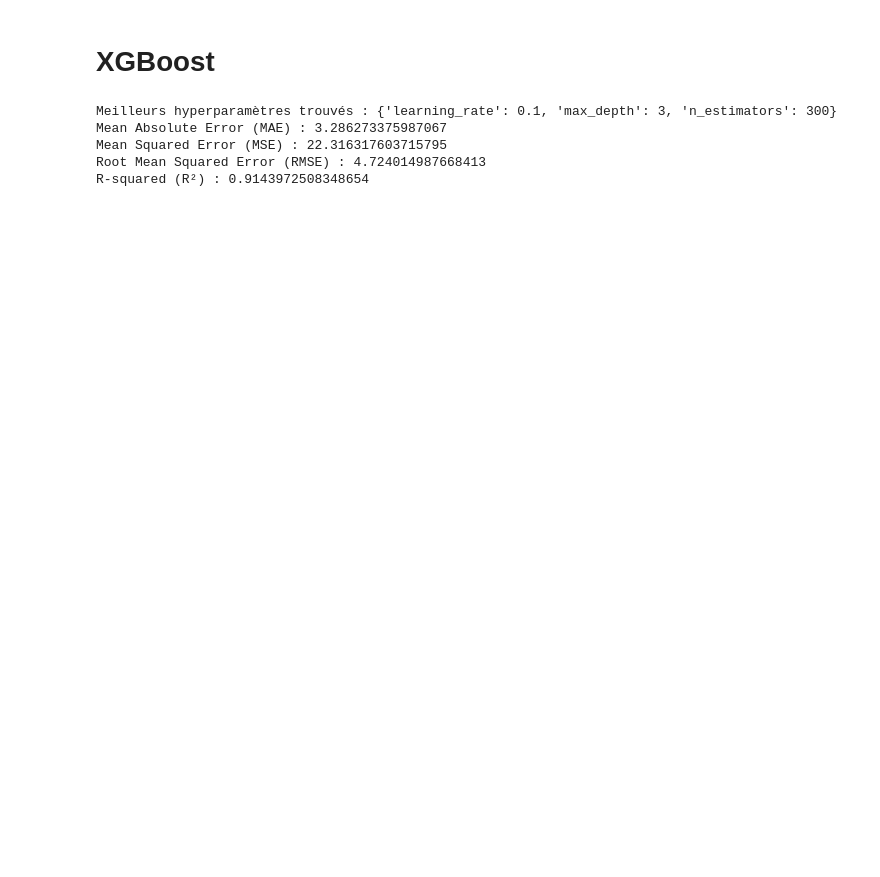
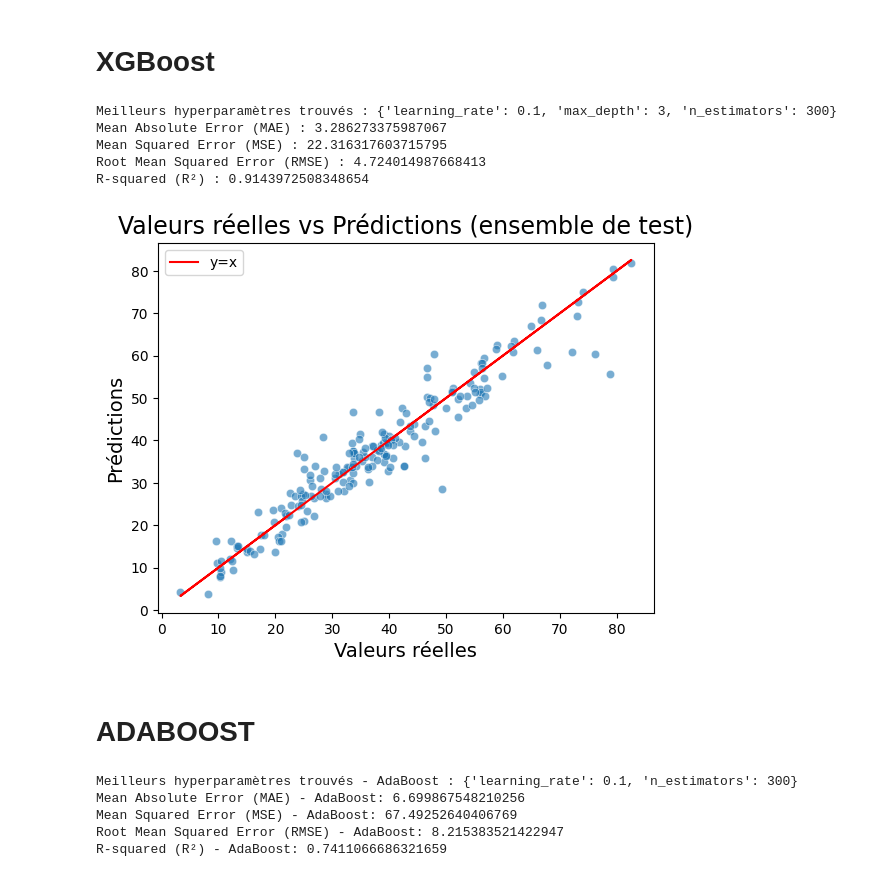
Before and after one commit to younesA99/svm, a Jupyter notebook: SVM.ipynb, the cells around one changed output. Drawn from its saved outputs; the diff is of its cells as text; code cells hidden in the pictures; blank space fills up the shorter version.

```diff
--- a/SVM.ipynb
+++ b/SVM.ipynb
@@ -246,7 +248,7 @@ param_C     0.1       1.0    10.0   100.0
 # %%
-grid = GridSearchCV(estimator=SVR(),param_grid= param_grid, refit = True, verbose=2, cv=5 )
+#grid = GridSearchCV(estimator=SVR(),param_grid= param_grid, refit = True, verbose=2, cv=5 )
 # May take a while!
-grid.fit(X_train,Y_train)
+#grid.fit(X_train,Y_train)
 # %%
 # Exécution de la recherche par grille sur les données d'entraînement
 grid_search.fit(X_train_transformed, Y_train)
@@ -302,7 +307,7 @@ print(results[['params', 'mean_test_score']])
 # %% [markdown]
 # **XGBoost**
 # %%
-
+from sklearn.metrics import mean_absolute_error, mean_squared_error, r2_score
 import xgboost as xgb
 
 
@@ -328,13 +333,13 @@ print("Meilleurs hyperparamètres trouvés :", best_params)
 # Utilisation du modèle avec les meilleurs hyperparamètres
 best_xgb = xgb.XGBRegressor(**best_params)
 best_xgb.fit(X_train_transformed, Y_train)
-predictions = best_xgb.predict(X_test_transoformed)
+predictions_xgb = best_xgb.predict(X_test_transoformed)
 
 # Évaluation du modèle
-mae = mean_absolute_error(Y_test, predictions)
-mse = mean_squared_error(Y_test, predictions)
+mae = mean_absolute_error(Y_test, predictions_xgb)
+mse = mean_squared_error(Y_test, predictions_xgb)
 rmse = np.sqrt(mse)
-r2 = r2_score(Y_test, predictions)
+r2 = r2_score(Y_test, predictions_xgb)
 
 print("Mean Absolute Error (MAE) :", mae)
 print("Mean Squared Error (MSE) :", mse)
@@ -346,3 +351,62 @@ Mean Absolute Error (MAE) : 3.286273375987067
 Mean Squared Error (MSE) : 22.316317603715795
 Root Mean Squared Error (RMSE) : 4.724014987668413
 R-squared (R²) : 0.9143972508348654
+# %%
+import pandas as pd
+import matplotlib.pyplot as plt
+import seaborn as sns
+# Création du nuage de points
+
+sns.scatterplot( x=Y_test, y=predictions_xgb, alpha=0.6)
+
+# Tracé de la droite y = x pour comparer
+plt.plot(predictions_df['Y_test'], predictions_df['Y_test'], color='red', label='y=x')
+
+plt.xlabel('Valeurs réelles', fontsize=14)
+plt.ylabel('Prédictions', fontsize=14)
+plt.title('Valeurs réelles vs Prédictions (ensemble de test)', fontsize=17)
+plt.legend()
+plt.show()
+# %% [output]
+[figure, added]
+# %% [markdown]
+# **ADABOOST**
+# %%
+# Création du modèle AdaBoostRegressor
+ada_boost_regressor = AdaBoostRegressor()
+
+# Paramètres à régler
+param_grid = {
+    'n_estimators': [100, 200, 300],
+    'learning_rate': [0.1, 0.01, 0.001]
+}
+
+# Recherche par grille pour trouver les meilleurs hyperparamètres
+grid_search_ada = GridSearchCV(ada_boost_regressor, param_grid, cv=5)
+grid_search_ada.fit(X_train_transformed, Y_train)
+
+# Meilleurs hyperparamètres trouvés
+best_params_ada = grid_search_ada.best_params_
+print("Meilleurs hyperparamètres trouvés - AdaBoost :", best_params_ada)
+
+# Utilisation du modèle avec les meilleurs hyperparamètres
+best_ada_boost = AdaBoostRegressor(**best_params_ada)
+best_ada_boost.fit(X_train_transformed, Y_train)
+predictions_ada_boost = best_ada_boost.predict(X_test_transoformed)
+
+# Évaluation du modèle AdaBoost
+mae_ada = mean_absolute_error(Y_test, predictions_ada_boost)
+mse_ada = mean_squared_error(Y_test, predictions_ada_boost)
+rmse_ada = np.sqrt(mse_ada)
+r2_ada = r2_score(Y_test, predictions_ada_boost)
+
+print("Mean Absolute Error (MAE) - AdaBoost:", mae_ada)
+print("Mean Squared Error (MSE) - AdaBoost:", mse_ada)
+print("Root Mean Squared Error (RMSE) - AdaBoost:", rmse_ada)
+print("R-squared (R²) - AdaBoost:", r2_ada)
+# %% [output]
+Meilleurs hyperparamètres trouvés - AdaBoost : {'learning_rate': 0.1, 'n_estimators': 300}
+Mean Absolute Error (MAE) - AdaBoost: 6.699867548210256
+Mean Squared Error (MSE) - AdaBoost: 67.49252640406769
+Root Mean Squared Error (RMSE) - AdaBoost: 8.215383521422947
+R-squared (R²) - AdaBoost: 0.7411066686321659
```
Also changed, not shown: parts of 8 cells of this notebook.
